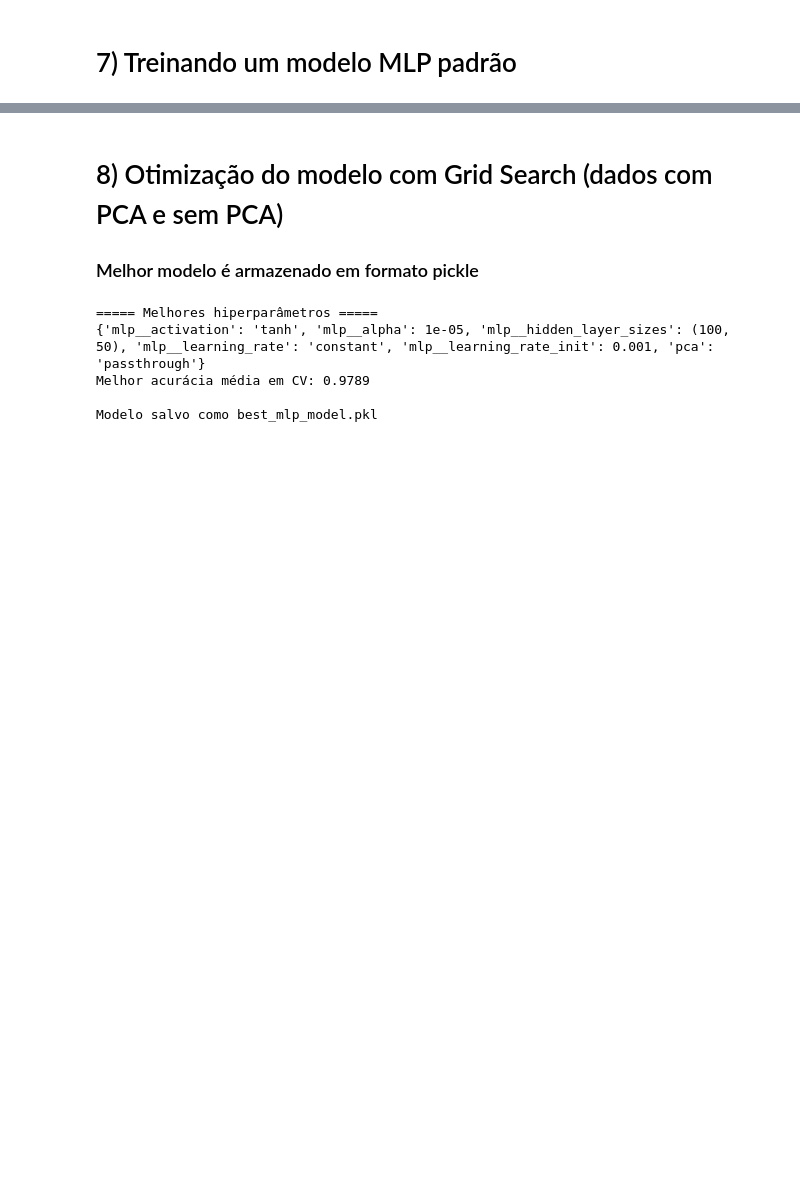
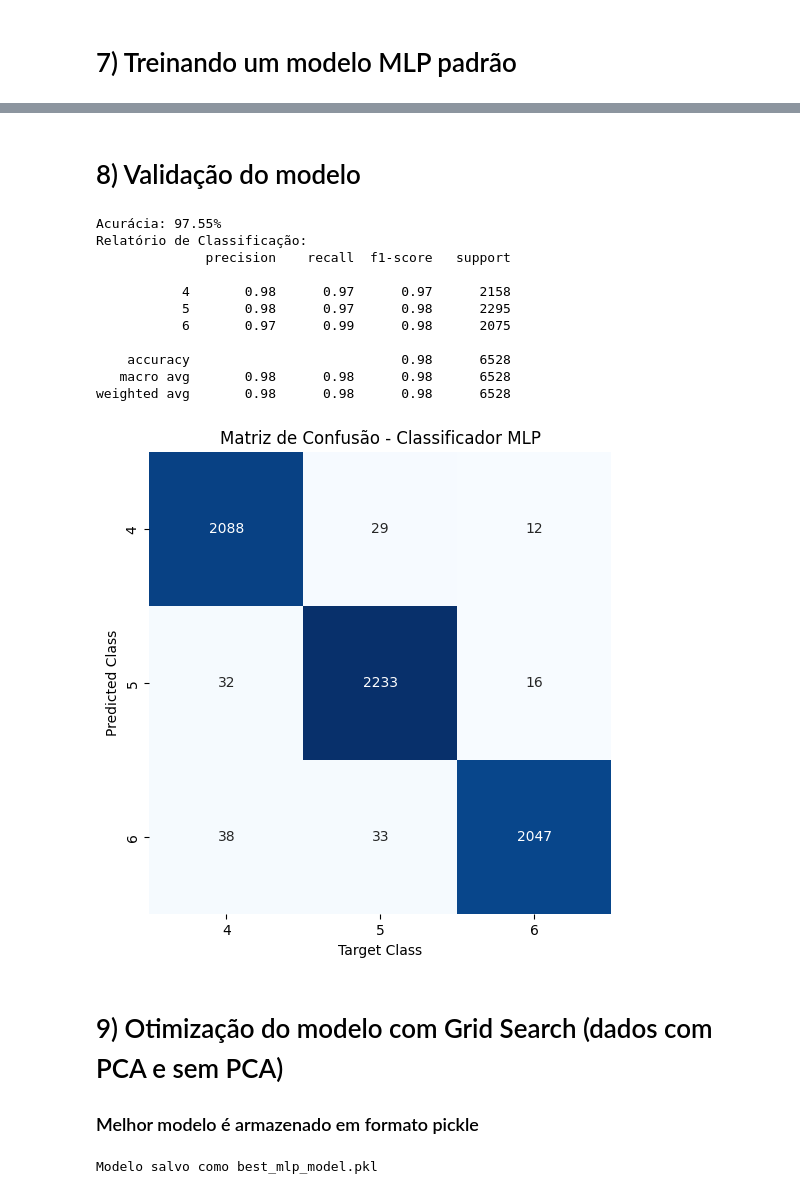
Before and after one commit to gddeazevedo/rf_indoor_positioning_classification, a Jupyter notebook: main.ipynb, the cells around one changed output, grey strips where cells are left out. Drawn from its saved outputs; the diff is of its cells as text; code cells hidden in the pictures; blank space fills up the shorter version.

```diff
--- a/main.ipynb
+++ b/main.ipynb
@@ -129,11 +129,14 @@ rss_test_with_target = rss_test.set_index('point').join(on='point', other=wifi_i
 X_test = rss_test_with_target.loc[:,'RSS1':'RSS88'].values
 y_test = rss_test_with_target.loc[:,'floor'].values.reshape(-1)
 
-
 scaler = StandardScaler()
 
 X_train = scaler.fit_transform(X_train)
 X_test  = scaler.transform(X_test)
+
+X_train, X_validation, y_train, y_validation = train_test_split(
+    X_train, y_train, test_size=0.2, random_state=42
+)
 # %% [markdown]
 # 5) Funções para plotar PCA e Matriz de Confusão
 # %%
@@ -204,8 +210,25 @@ Relatório de Classificação:
    macro avg       0.97      0.97      0.97      8160
 weighted avg       0.97      0.97      0.97      8160
 [figure]
+# %% [markdown]
+# 8) Validação do modelo
+# %%
+test_model(mlp, X_validation, y_validation)
+# %% [output]
+Acurácia: 97.55%
+Relatório de Classificação:
+              precision    recall  f1-score   support
+
+           4       0.98      0.97      0.97      2158
+           5       0.98      0.97      0.98      2295
+           6       0.97      0.99      0.98      2075
+
+    accuracy                           0.98      6528
+   macro avg       0.98      0.98      0.98      6528
+weighted avg       0.98      0.98      0.98      6528
+[figure, added]
 # %% [markdown]
-# 8) Otimização do modelo com Grid Search (dados com PCA e sem PCA)
+# 9) Otimização do modelo com Grid Search (dados com PCA e sem PCA)
 
 ### Melhor modelo é armazenado em formato pickle
 # %%
@@ -255,10 +278,6 @@ print(f"Melhor acurácia média em CV: {grid_search.best_score_:.4f}\n")
 joblib.dump(grid_search.best_estimator_, 'best_mlp_model.pkl')
 print("Modelo salvo como best_mlp_model.pkl")
 # %% [output]
-===== Melhores hiperparâmetros =====
-{'mlp__activation': 'tanh', 'mlp__alpha': 1e-05, 'mlp__hidden_layer_sizes': (100, 50), 'mlp__learning_rate': 'constant', 'mlp__learning_rate_init': 0.001, 'pca': 'passthrough'}
-Melhor acurácia média em CV: 0.9789
-
 Modelo salvo como best_mlp_model.pkl
 # %%
 model = joblib.load('best_mlp_model.pkl')
```
Also changed, not shown: parts of 7 cells of this notebook, 1 other file.
